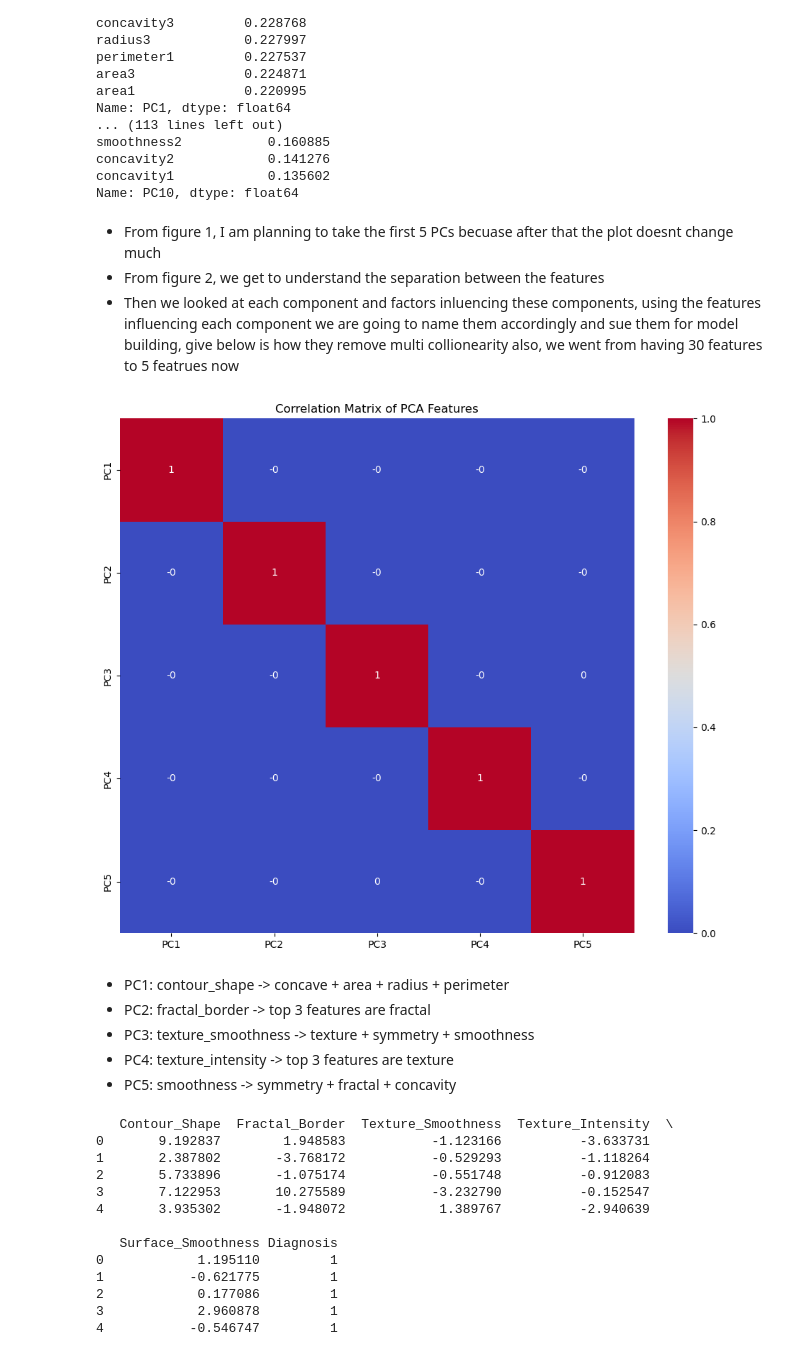
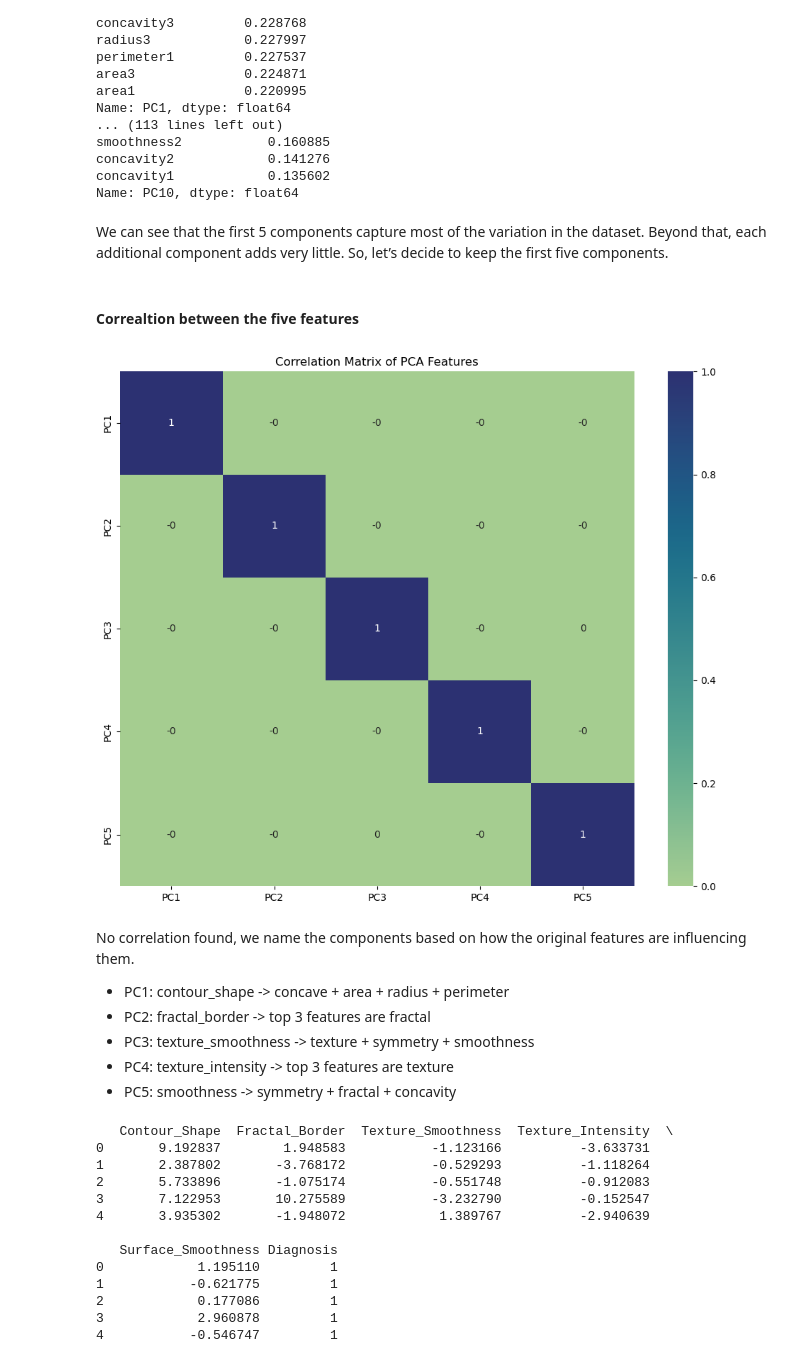
Before and after one commit to surajnihal/breast-cancer-analysis, a Jupyter notebook: eda.ipynb, the cells around one changed output. Cells and saved outputs as stored; diff of their text form; code cells hidden in the pictures.

```diff
--- a/eda.ipynb
+++ b/eda.ipynb
@@ -434,10 +417,10 @@ smoothness2           0.160885
 concavity2            0.141276
 concavity1            0.135602
 Name: PC10, dtype: float64
-# %% [markdown]
-- From figure 1, I am planning to take the first 5 PCs becuase after that the plot doesnt change much
-- From figure 2, we get to understand the separation between the features
-- Then we looked at each component and factors inluencing these components, using the features influencing each component we are going to name them accordingly and sue them for model building, give below is how they remove multi collionearity also, we went from having 30 features to 5 featrues now
+# %% [markdown]
+We can see that the first 5 components capture most of the variation in the dataset. Beyond that, each additional component adds very little. So, let’s decide to keep the first five components.
+# %% [markdown]
+#### **Correaltion between the five features**
 # %%
 n_components = 5
 X_pca_n = X_pca[:, :n_components]  # first 10 components
@@ -446,14 +429,16 @@ pca_features = pd.DataFrame(X_pca_n, columns=[f'PC{i+1}' for i in range(n_compon
 # %%
 corr = pca_features.corr()
 
 plt.figure(figsize=(10, 8))
-sns.heatmap(corr.round(2), annot=True, cmap='coolwarm', square=True)
+sns.heatmap(corr.round(2), annot=True, cmap='crest', square=True)
 plt.title("Correlation Matrix of PCA Features")
 plt.tight_layout()
 plt.show()
 # %% [output]
-[figure, old version]
+[figure, new version]
 # %% [markdown]
+No correlation found, we name the components based on how the original features are influencing them.
+
 - PC1: contour_shape -> concave + area + radius + perimeter
 - PC2: fractal_border -> top 3 features are fractal
 - PC3: texture_smoothness -> texture + symmetry + smoothness
```
Also changed, not shown: parts of 47 cells of this notebook.
